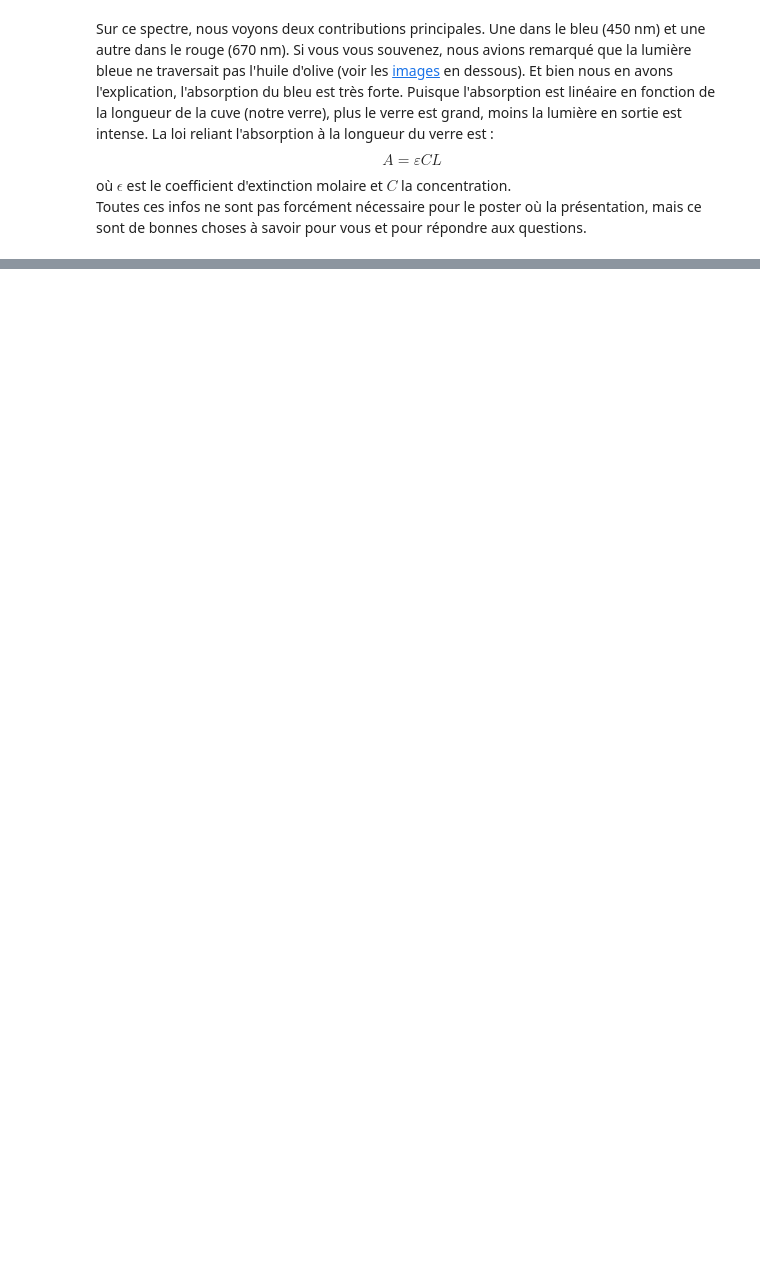
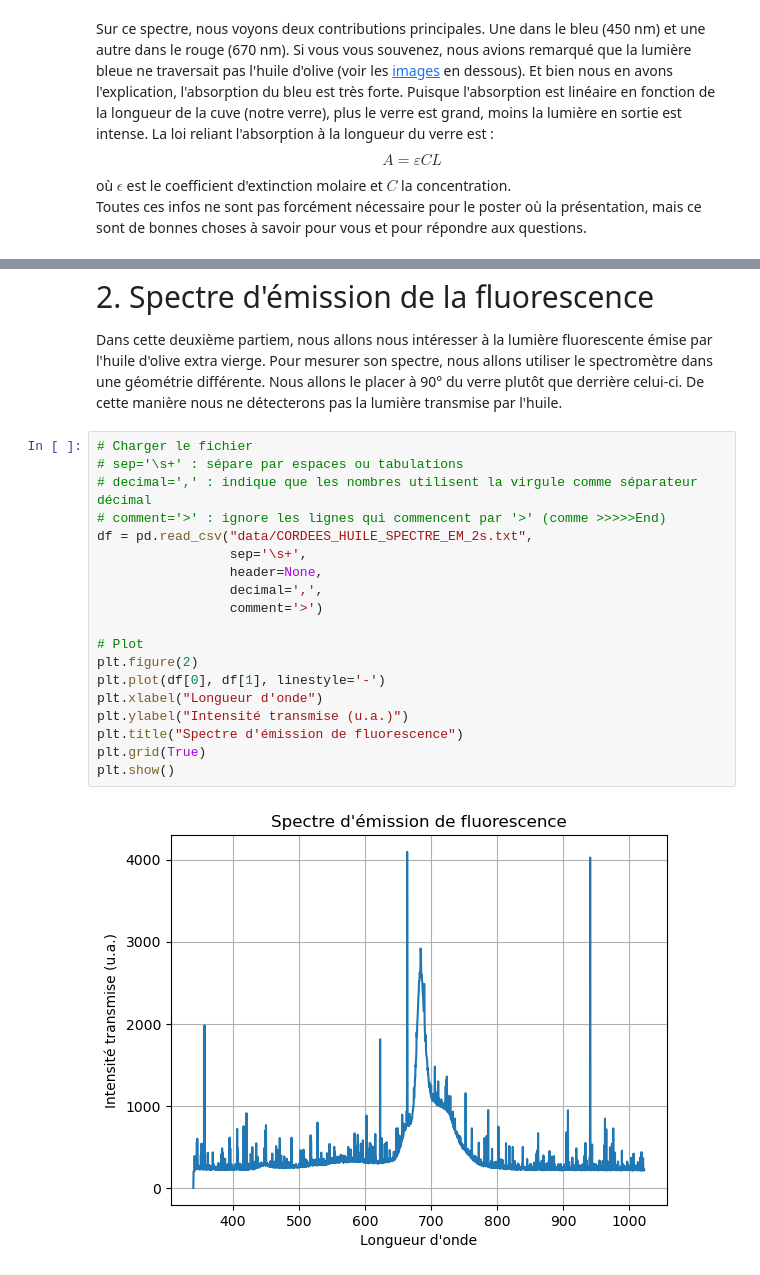
Before and after one commit to ltoguh/fluorescence_project_cordees_2026, a Jupyter notebook: fluo_cordees.ipynb, the cells around one changed output, grey strips where cells are left out. Cells and saved outputs as stored; diff of their text form; blank space fills up the shorter version.

```diff
--- a/fluo_cordees.ipynb
+++ b/fluo_cordees.ipynb
@@ -90,0 +91,25 @@ affichage image depuis cellule md <img src="images/Pink_Panther.png">
+# %% [markdown]
+<p style="font-size: 30px;">2. Spectre d'émission de la fluorescence</p>
+# %% [markdown]
+Dans cette deuxième partiem, nous allons nous intéresser à la lumière fluorescente émise par l'huile d'olive extra vierge. Pour mesurer son spectre, nous allons utiliser le spectromètre dans une géométrie différente. Nous allons le placer à 90° du verre plutôt que derrière celui-ci. De cette manière nous ne détecterons pas la lumière transmise par l'huile.
+# %%
+# Charger le fichier
+# sep='\s+' : sépare par espaces ou tabulations
+# decimal=',' : indique que les nombres utilisent la virgule comme séparateur décimal
+# comment='>' : ignore les lignes qui commencent par '>' (comme >>>>>End)
+df = pd.read_csv("data/CORDEES_HUILE_SPECTRE_EM_2s.txt",
+                 sep='\s+',
+                 header=None,
+                 decimal=',',
+                 comment='>')
+
+# Plot
+plt.figure(2)
+plt.plot(df[0], df[1], linestyle='-')
+plt.xlabel("Longueur d'onde")
+plt.ylabel("Intensité transmise (u.a.)")
+plt.title("Spectre d'émission de fluorescence")
+plt.grid(True)
+plt.show()
+# %% [output]
+[figure, added]
```
Also changed, not shown: parts of 6 cells of this notebook, 1 other file.
